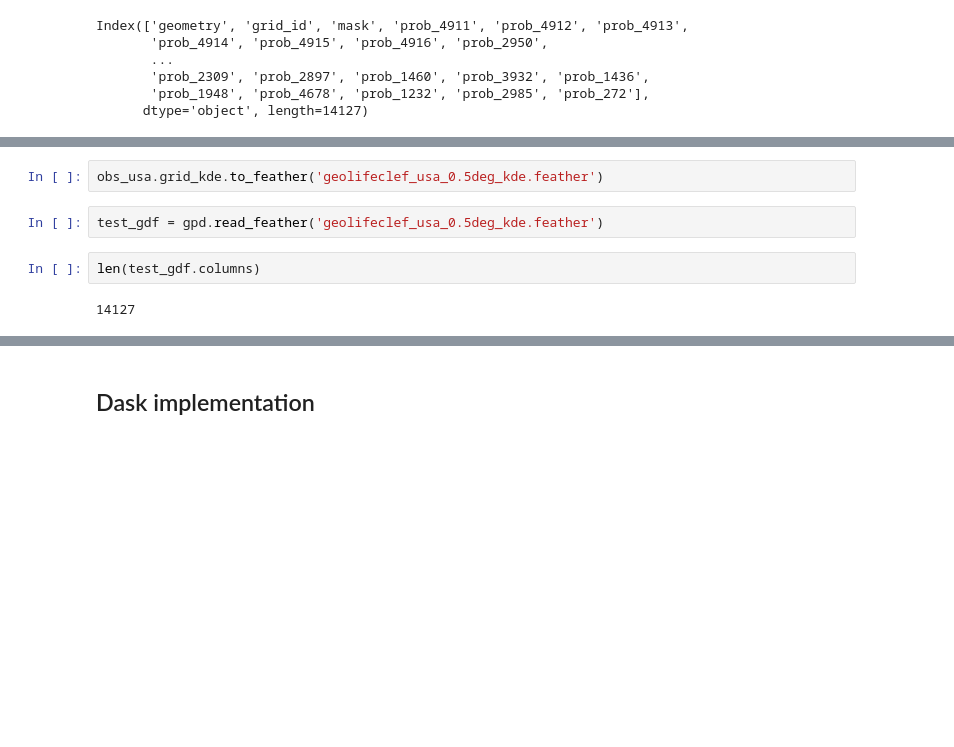
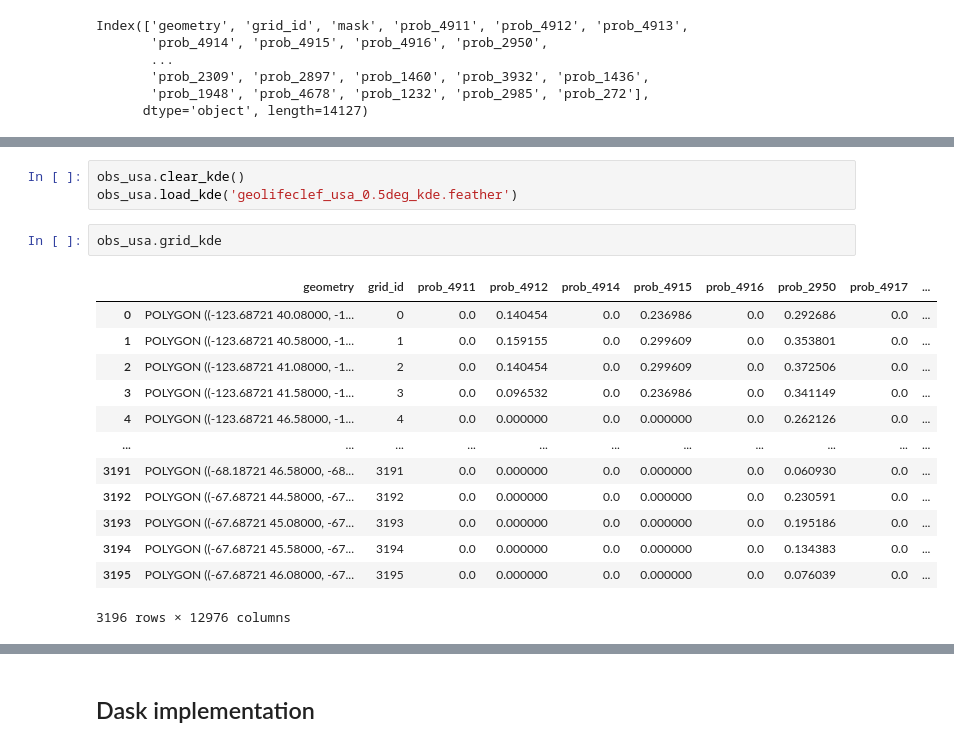
Before and after one commit to ando-shah/sdm-geolifeCLEF, a Jupyter notebook: preprocessing/kde.ipynb, the cells around one changed output, grey strips where cells are left out. Saved outputs shown, nothing was run; the diff lists cells and outputs as text; blank space fills up the shorter version.

```diff
--- a/preprocessing/kde.ipynb
+++ b/preprocessing/kde.ipynb
@@ -297,8 +297,19 @@ KeyboardInterrupt
-# %%
-obs_usa.grid_kde.to_feather('geolifeclef_usa_0.5deg_kde.feather')
 # %%
-test_gdf = gpd.read_feather('geolifeclef_usa_0.5deg_kde.feather')
+obs_usa.clear_kde()
+obs_usa.load_kde('geolifeclef_usa_0.5deg_kde.feather')
 # %%
-len(test_gdf.columns)
+obs_usa.grid_kde
 # %% [output]
+|  | geometry | grid_id | prob_4911 | prob_4912 | prob_4914 | prob_4915 | prob_4916 | prob_2950 | prob_4917 | ... |
+| 0 | POLYGON ((-123.68721 40.08000, -1... | 0 | 0.0 | 0.140454 | 0.0 | 0.236986 | 0.0 | 0.292686 | 0.0 | ... |
+| 1 | POLYGON ((-123.68721 40.58000, -1... | 1 | 0.0 | 0.159155 | 0.0 | 0.299609 | 0.0 | 0.353801 | 0.0 | ... |
+| 2 | POLYGON ((-123.68721 41.08000, -1... | 2 | 0.0 | 0.140454 | 0.0 | 0.299609 | 0.0 | 0.372506 | 0.0 | ... |
+| 3 | POLYGON ((-123.68721 41.58000, -1... | 3 | 0.0 | 0.096532 | 0.0 | 0.236986 | 0.0 | 0.341149 | 0.0 | ... |
+| 4 | POLYGON ((-123.68721 46.58000, -1... | 4 | 0.0 | 0.000000 | 0.0 | 0.000000 | 0.0 | 0.262126 | 0.0 | ... |
+| ... | ... | ... | ... | ... | ... | ... | ... | ... | ... | ... |
+| 3191 | POLYGON ((-68.18721 46.58000, -68... | 3191 | 0.0 | 0.000000 | 0.0 | 0.000000 | 0.0 | 0.060930 | 0.0 | ... |
+| 3192 | POLYGON ((-67.68721 44.58000, -67... | 3192 | 0.0 | 0.000000 | 0.0 | 0.000000 | 0.0 | 0.230591 | 0.0 | ... |
+| 3193 | POLYGON ((-67.68721 45.08000, -67... | 3193 | 0.0 | 0.000000 | 0.0 | 0.000000 | 0.0 | 0.195186 | 0.0 | ... |
+| 3194 | POLYGON ((-67.68721 45.58000, -67... | 3194 | 0.0 | 0.000000 | 0.0 | 0.000000 | 0.0 | 0.134383 | 0.0 | ... |
+| 3195 | POLYGON ((-67.68721 46.08000, -67... | 3195 | 0.0 | 0.000000 | 0.0 | 0.000000 | 0.0 | 0.076039 | 0.0 | ... |
-14127
+3196 rows × 12976 columns
```
Also changed, not shown: parts of 6 cells of this notebook, 1 other file.
